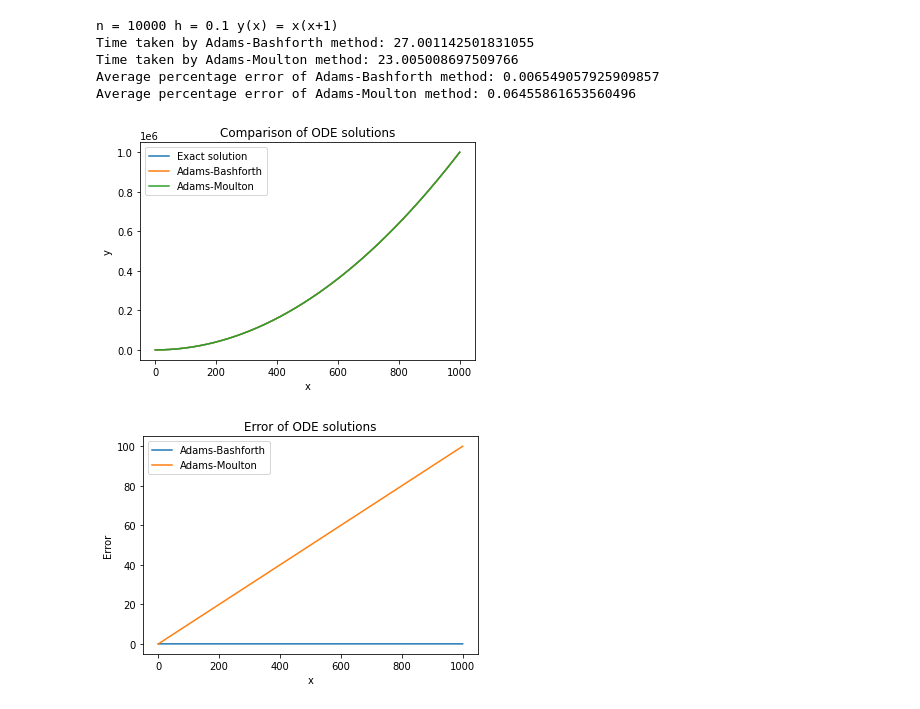
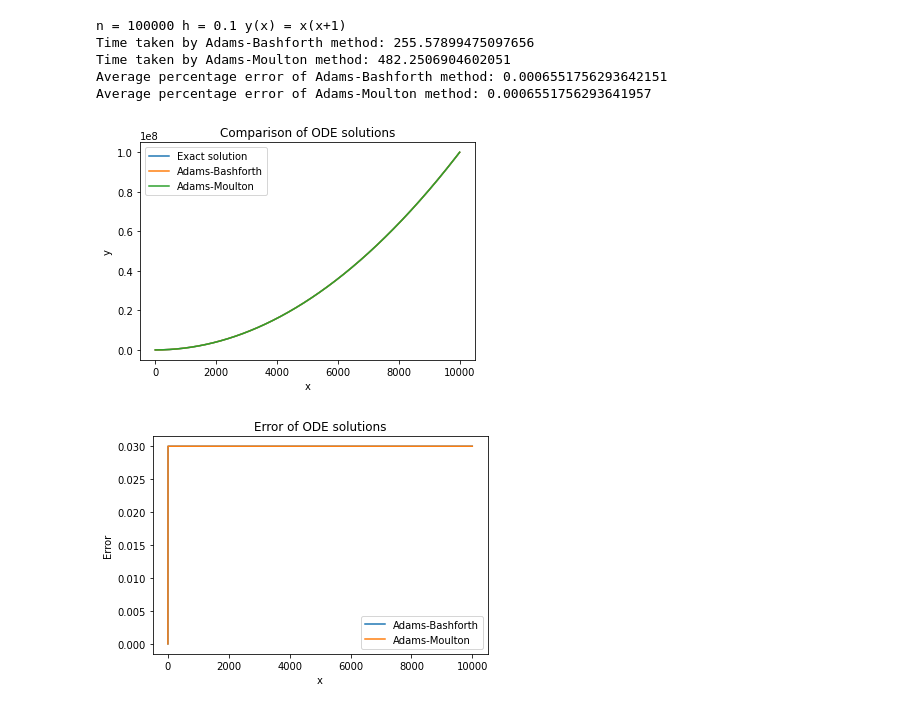
Before and after one commit to ThanawatTP/ode-estimation-errors-comparison, a Jupyter notebook: Python/PyAdamsMultiStep.ipynb, the cells around one changed output. Cells and saved outputs as stored; diff of their text form; code cells hidden in the pictures.

Commit message:
edit Adam moulton 1 order

```diff
--- a/Python/PyAdamsMultiStep.ipynb
+++ b/Python/PyAdamsMultiStep.ipynb
@@ -10,8 +10,8 @@ warnings.filterwarnings("ignore")
 h = 0.1
 n = 100
 n = 1000
-# n = 10000
-# n = 100000
+n = 10000
+n = 100000
 # %%
 # First-order ODE
 # Define the exact solution
@@ -53,15 +53,16 @@ def adams_bashforth(deriv_func, x0, y0, h, n):
 def adams_moulton(deriv_func, x0, y0, h, n):
     x = np.linspace(x0, x0+h*n, n+1)
     y_list = [y0]
-    # Use the Forward Euler method to compute the first point
-    y = y0 + h*deriv_func(x0, y0)
-    y_list.append(y)
+    # Use the Forward Euler method to compute initial points
+    for i in range(1,4):
+        y = y_list[-1] + h*deriv_func(x[i-1], y_list[-1])
+        y_list.append(y)
     # Use the Adams-Moulton method to compute the rest of the points
-    for i in range(2, n+1):
-        # predicted value of y at the next time step, using the Adams-Moulton method of order 2
-        y_pred = y_list[-1] + h*(deriv_func(x[i], y_list[-1]) + deriv_func(x[i-1], y_list[-2]))/2
-        # Corrector using Adams-Moulton method of order 2
-        y = y_list[-1] + h*deriv_func(x[i], y_pred)
+    for i in range(3, n):
+        #Adams-Bashforth Order 3 (yn+3)
+        y_pred = y_list[-1] + h*(23*deriv_func(x[i], y_list[-1]) - 16*deriv_func(x[i-1], y_list[-2]) + 5*deriv_func(x[i-2], y_list[-3]))/12
+        # Corrector using Adams-Moulton method of order 3 (yn+2)
+        y = y_list[-1] + h*(5*deriv_func(x[i]+h, y_pred) + 8*deriv_func(x[i], y_list[-1]) - deriv_func(x[i-1], y_list[-2]))/12
         y_list.append(y)
     return np.array(y_list)
 
@@ -89,40 +90,40 @@ tol_ab = np.abs(y_ab - y_exact)
 tol_am = np.abs(y_am - y_exact)
 
 plt.figure()
 plt.plot(x, y_exact, label='Exact solution')
 plt.plot(x, y_ab, label='Adams-Bashforth')
 plt.plot(x, y_am, label='Adams-Moulton')
 plt.xlabel('x')
 plt.ylabel('y')
 plt.title('Comparison of ODE solutions')
 plt.legend()
 
 plt.figure()
 plt.plot(x, tol_ab, label='Adams-Bashforth')
 plt.plot(x, tol_am, label='Adams-Moulton')
 plt.xlabel('x')
 plt.ylabel('Error')
 plt.title('Error of ODE solutions')
 plt.legend()
 
 print('n =',n,'h =',h,'y(x) = x(x+1)')
 print('Time taken by Adams-Bashforth method:', t_ab)
 print('Time taken by Adams-Moulton method:', t_am)
 
 APE_ab = np.mean(np.abs(tol_ab/y_exact)[1:])*100
 APE_am = np.mean(np.abs(tol_am/y_exact)[1:])*100
 
 # Print the results
 print('Average percentage error of Adams-Bashforth method:', APE_ab)
 print('Average percentage error of Adams-Moulton method:', APE_am)
 # %% [output]
-n = 10000 h = 0.1 y(x) = x(x+1)
-Time taken by Adams-Bashforth method: 27.001142501831055
-Time taken by Adams-Moulton method: 23.005008697509766
-Average percentage error of Adams-Bashforth method: 0.006549057925909857
-Average percentage error of Adams-Moulton method: 0.06455861653560496
+n = 100000 h = 0.1 y(x) = x(x+1)
+Time taken by Adams-Bashforth method: 255.57899475097656
+Time taken by Adams-Moulton method: 482.2506904602051
+Average percentage error of Adams-Bashforth method: 0.0006551756293642151
+Average percentage error of Adams-Moulton method: 0.0006551756293641957
-[figure, old version]
+[figure, new version]
-[figure, old version]
+[figure, new version]
 # %%
 # Define the exact solution
 def exact_solution(x):
```
Also changed, not shown: parts of 3 cells of this notebook.
